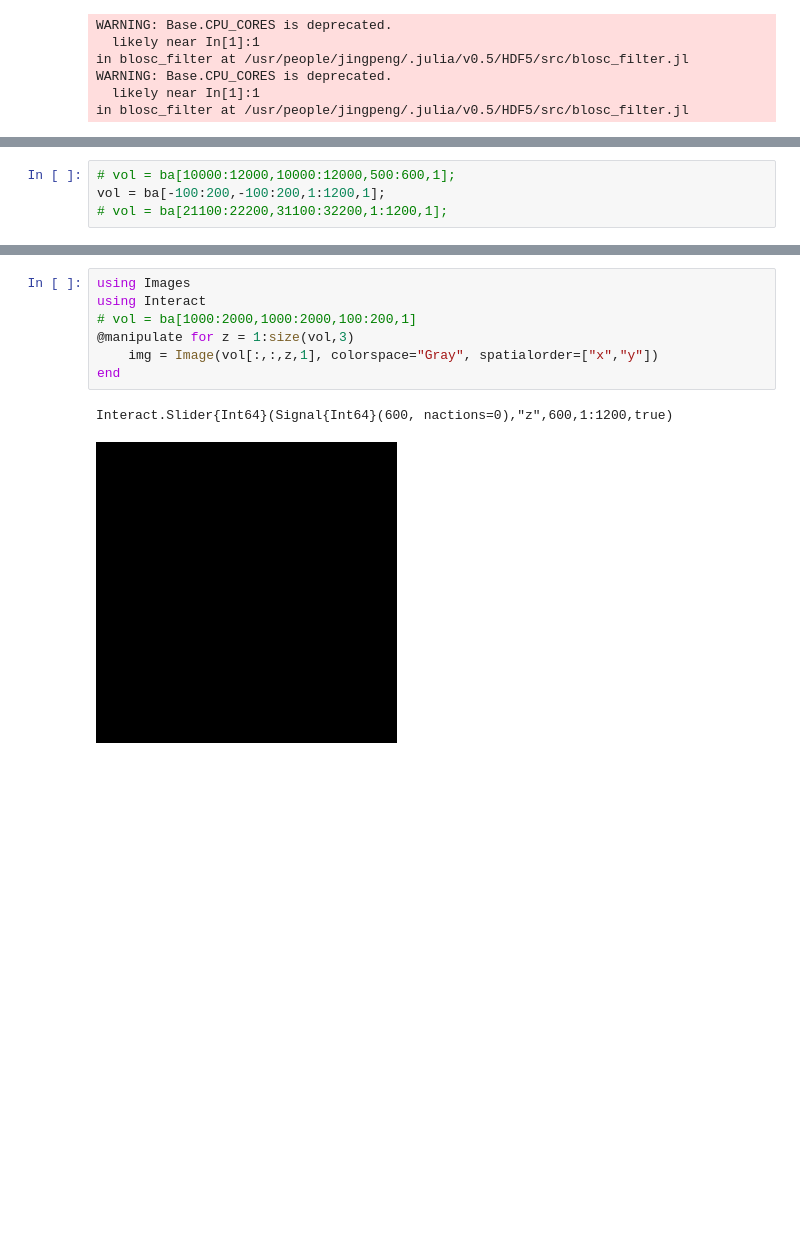
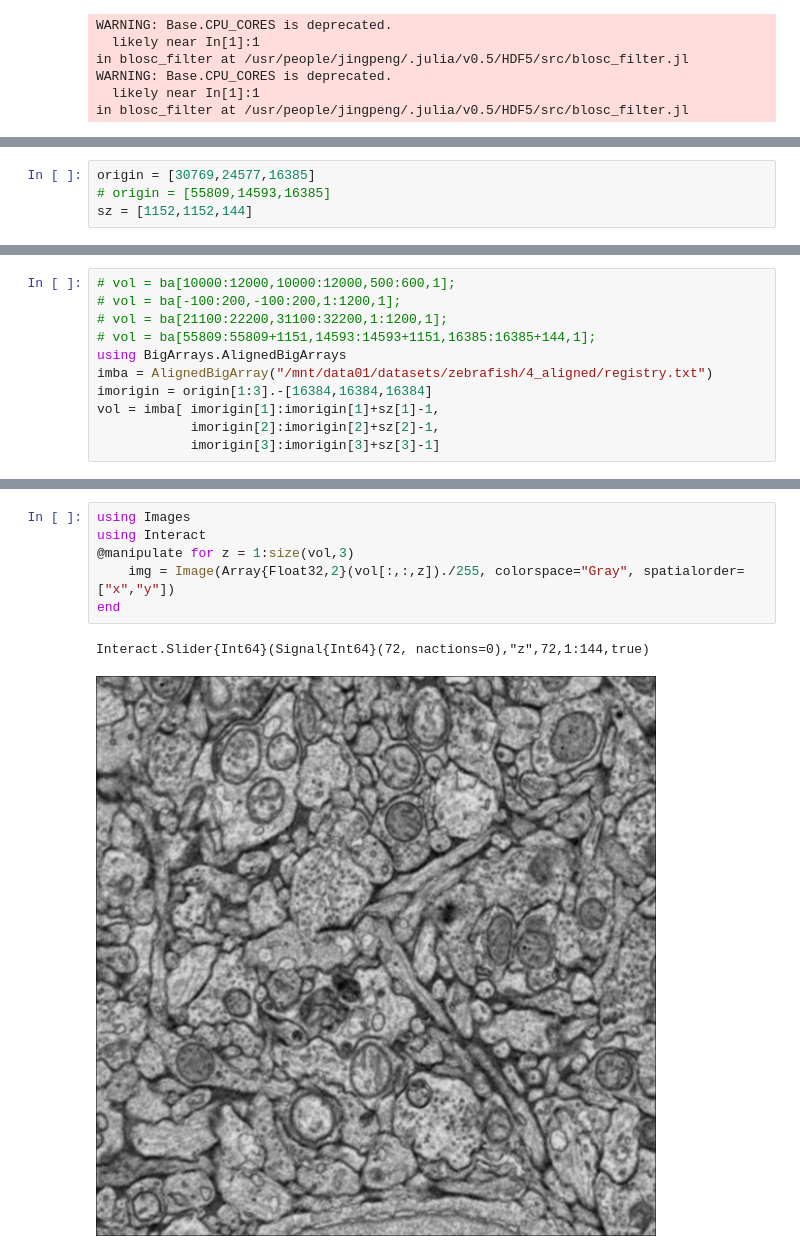
Before and after one commit to seung-lab/BigArrays.jl, a Jupyter notebook: notebook/show_array.ipynb, the cells around one changed output, grey strips where cells are left out. Saved outputs shown, nothing was run; the diff lists cells and outputs as text; blank space fills up the shorter version.

Commit message:
compare affinity and image in notebook

```diff
--- a/notebook/show_array.ipynb
+++ b/notebook/show_array.ipynb
@@ -36,0 +14,4 @@ INFO: read CartesianRange{CartesianIndex{4}}(CartesianIndex{4}((30769,24577,1702
+# %%
+origin = [30769,24577,16385]
+# origin = [55809,14593,16385]
+sz = [1152,1152,144]
@@ -89,5 +81,12 @@ CartesianRange{CartesianIndex{4}}(CartesianIndex{4}((14337,12289,16385,1)),Carte
 # %%
 # vol = ba[10000:12000,10000:12000,500:600,1];
-vol = ba[-100:200,-100:200,1:1200,1];
+# vol = ba[-100:200,-100:200,1:1200,1];
 # vol = ba[21100:22200,31100:32200,1:1200,1];
+# vol = ba[55809:55809+1151,14593:14593+1151,16385:16385+144,1];
+using BigArrays.AlignedBigArrays
+imba = AlignedBigArray("/mnt/data01/datasets/zebrafish/4_aligned/registry.txt")
+imorigin = origin[1:3].-[16384,16384,16384]
+vol = imba[ imorigin[1]:imorigin[1]+sz[1]-1,
+            imorigin[2]:imorigin[2]+sz[2]-1,
+            imorigin[3]:imorigin[3]+sz[3]-1]
 # %% [output]
@@ -142,10 +111,9 @@ WARNING: filled with zeros because file do not exist: /usr/people/jingpeng/seung
 # %%
 using Images
 using Interact
-# vol = ba[1000:2000,1000:2000,100:200,1]
 @manipulate for z = 1:size(vol,3)
-    img = Image(vol[:,:,z,1], colorspace="Gray", spatialorder=["x","y"])
+    img = Image(Array{Float32,2}(vol[:,:,z])./255, colorspace="Gray", spatialorder=["x","y"])
 end
 # %% [output]
-Interact.Slider{Int64}(Signal{Int64}(600, nactions=0),"z",600,1:1200,true)
+Interact.Slider{Int64}(Signal{Int64}(72, nactions=0),"z",72,1:144,true)
-[figure, old version]
+[figure, new version]
```
Also changed, not shown: parts of 8 cells of this notebook.
